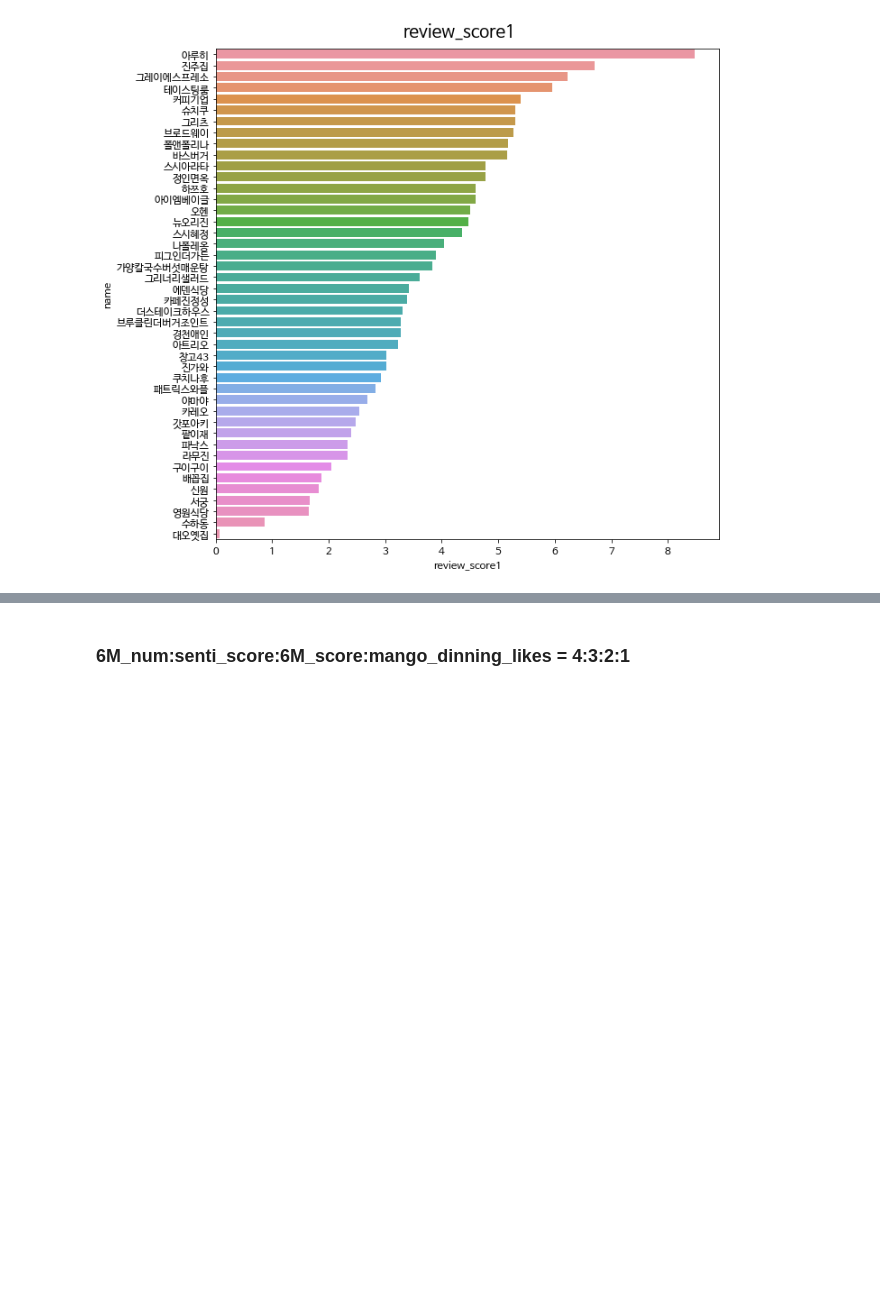
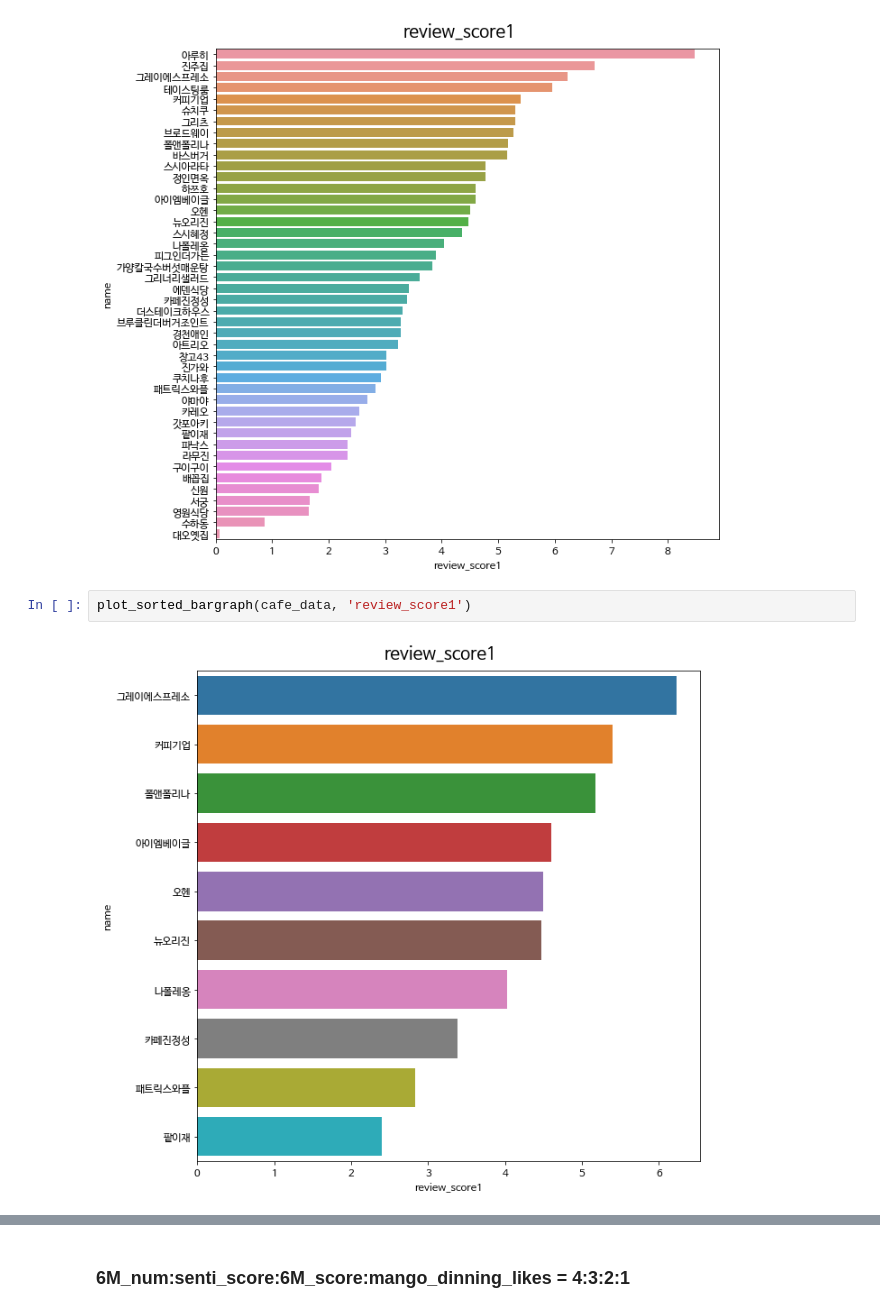
Before and after one commit to Edwardkim0/RealTastySpot, a Jupyter notebook: code/data_preprocessing.ipynb, the cells around one changed output, grey strips where cells are left out. Drawn from its saved outputs; the diff is of its cells as text; blank space fills up the shorter version.

```diff
--- a/code/data_preprocessing.ipynb
+++ b/code/data_preprocessing.ipynb
@@ -770,3 +793,7 @@ feature_data = scaling_column(feature_data, 'review_score1')
 plot_sorted_bargraph(feature_data, 'review_score1')
 # %% [output]
 [figure]
+# %%
+plot_sorted_bargraph(cafe_data, 'review_score1')
+# %% [output]
+[figure, added]
```
Also changed, not shown: parts of 34 cells of this notebook, 5 other files.
